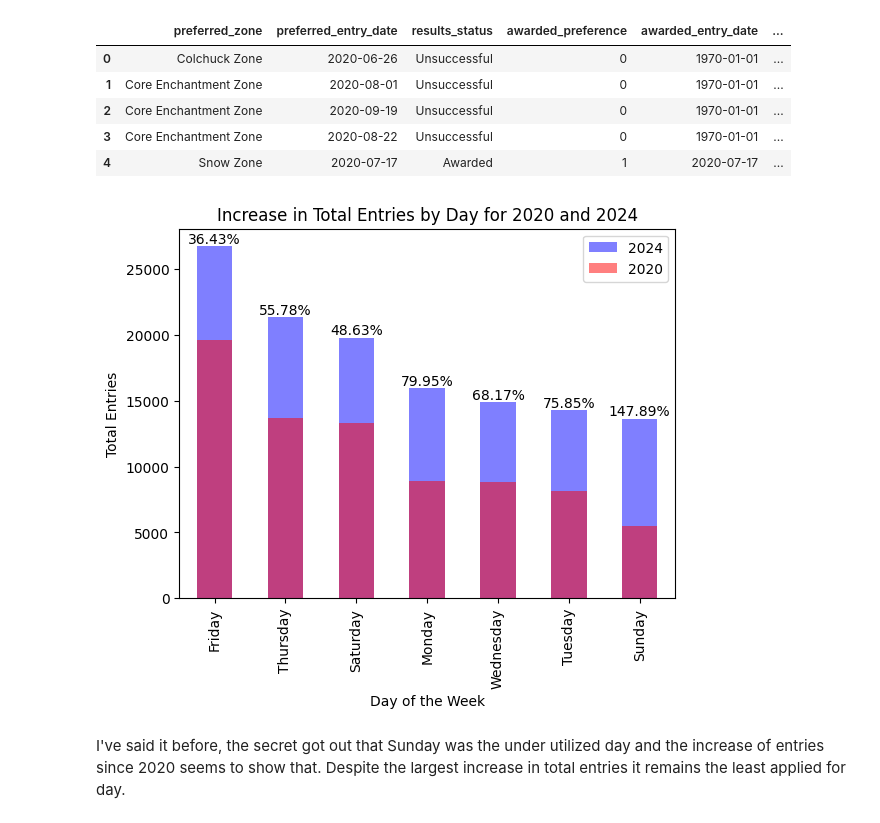
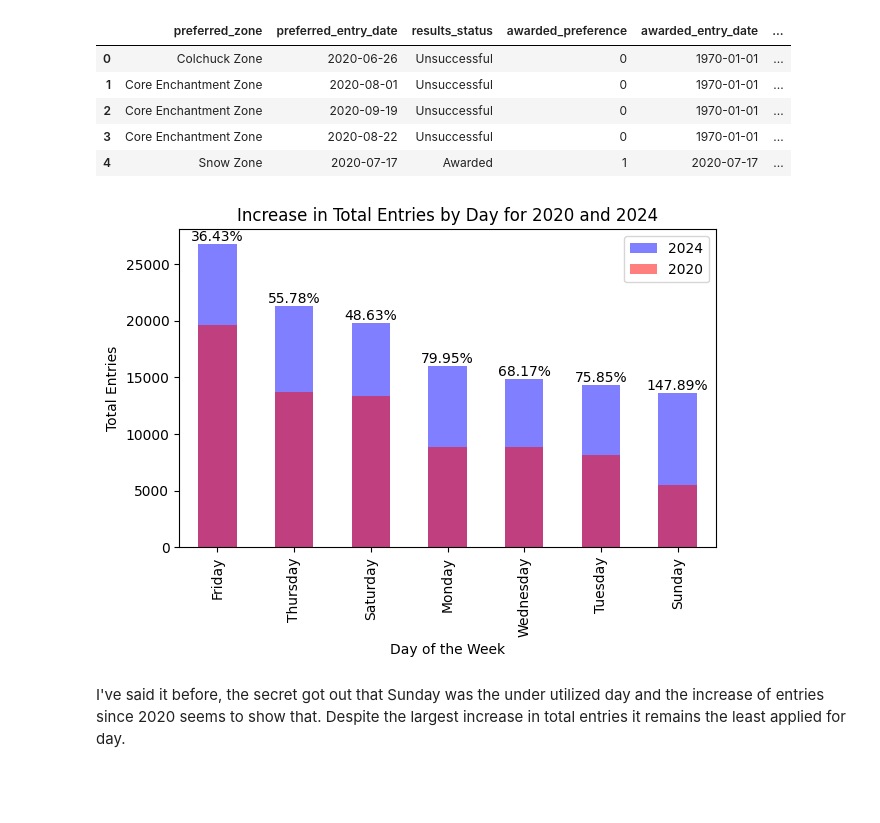
Before and after one commit to jarrett-retz-tech-services/enchantments_lottery, a Jupyter notebook: 2024/analysis.ipynb, the cells around one changed output. Drawn from its saved outputs; the diff is of its cells as text; code cells hidden in the pictures; blank space fills up the shorter version.

```diff
--- a/2024/analysis.ipynb
+++ b/2024/analysis.ipynb
@@ -1464,34 +1510,39 @@ df_split["preferred_entry_date_day"].value_counts().plot(
 
 df_split_2020["preferred_entry_date_day"].value_counts().plot(
     kind="bar", color="red", alpha=0.5, label="2020"
 )
 
 plt.xlabel("Day of the Week")
 
 plt.ylabel("Total Entries")
 
 # Show percentage increase from 2020 to 2024 next to each bar
 for i in range(7):
     increase = (
         df_split["preferred_entry_date_day"].value_counts().iloc[i]
         - df_split_2020["preferred_entry_date_day"].value_counts().iloc[i]
     ) / df_split_2020["preferred_entry_date_day"].value_counts().iloc[i]
     plt.text(
         i,
         df_split["preferred_entry_date_day"].value_counts().iloc[i],
         f"{increase:.2%}",
         ha="center",
         # Add a little space between the text and the top of the bar
         va="bottom",
     )
 
 plt.title("Increase in Total Entries by Day for 2020 and 2024")
 
 plt.legend()
 
+# Save the plot to a PNG file
+plt.tight_layout()
+
+plt.savefig("increase_in_total_entries_by_day_2020.png")
+
 plt.show()
 # %% [output]
-[figure, old version]
+[figure, new version]
 # %% [markdown]
 I've said it before, the secret got out that Sunday was the under utilized day and the increase of entries since 2020 seems to show that. Despite the largest increase in total entries it remains the least applied for day.
 # %% [markdown]
```
Also changed, not shown: parts of 26 cells of this notebook.
